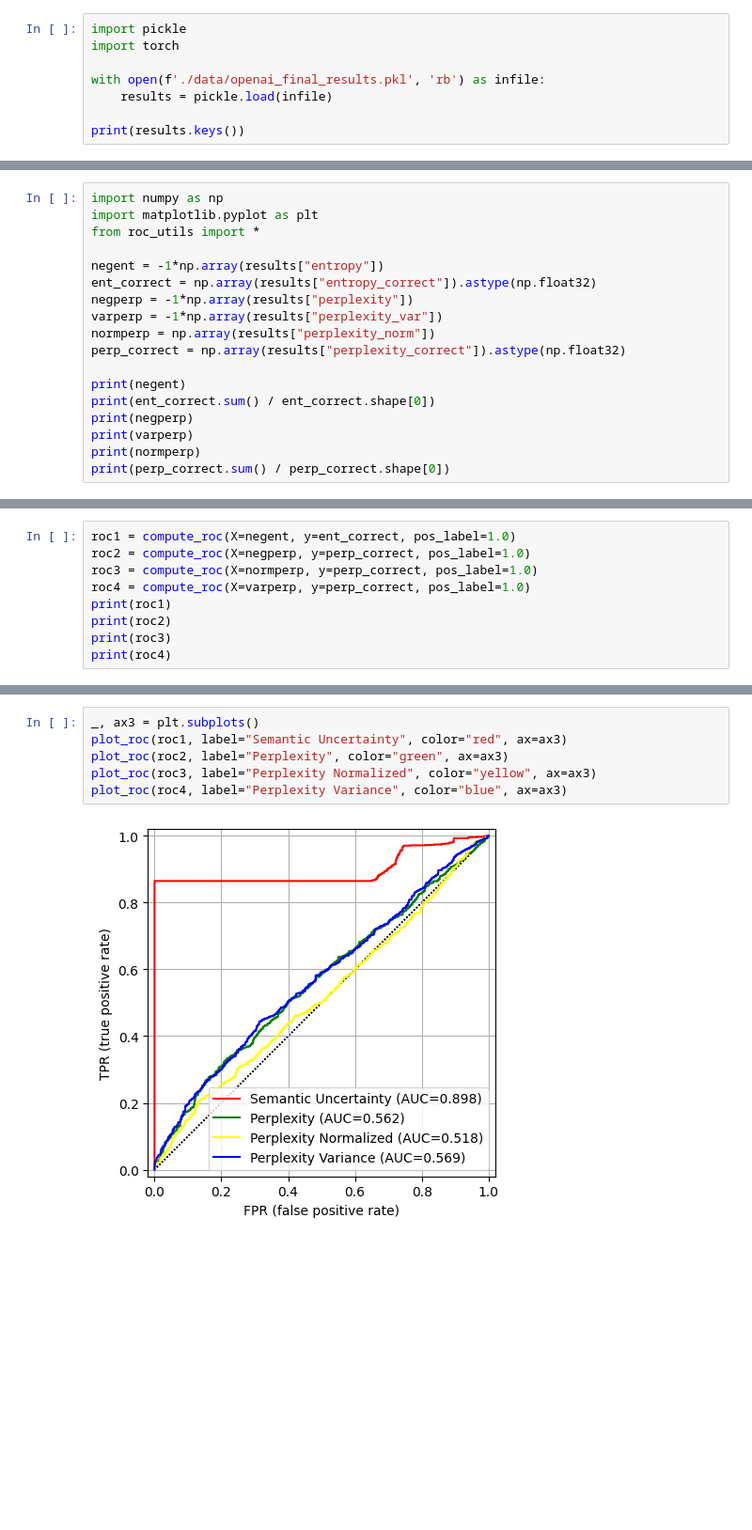
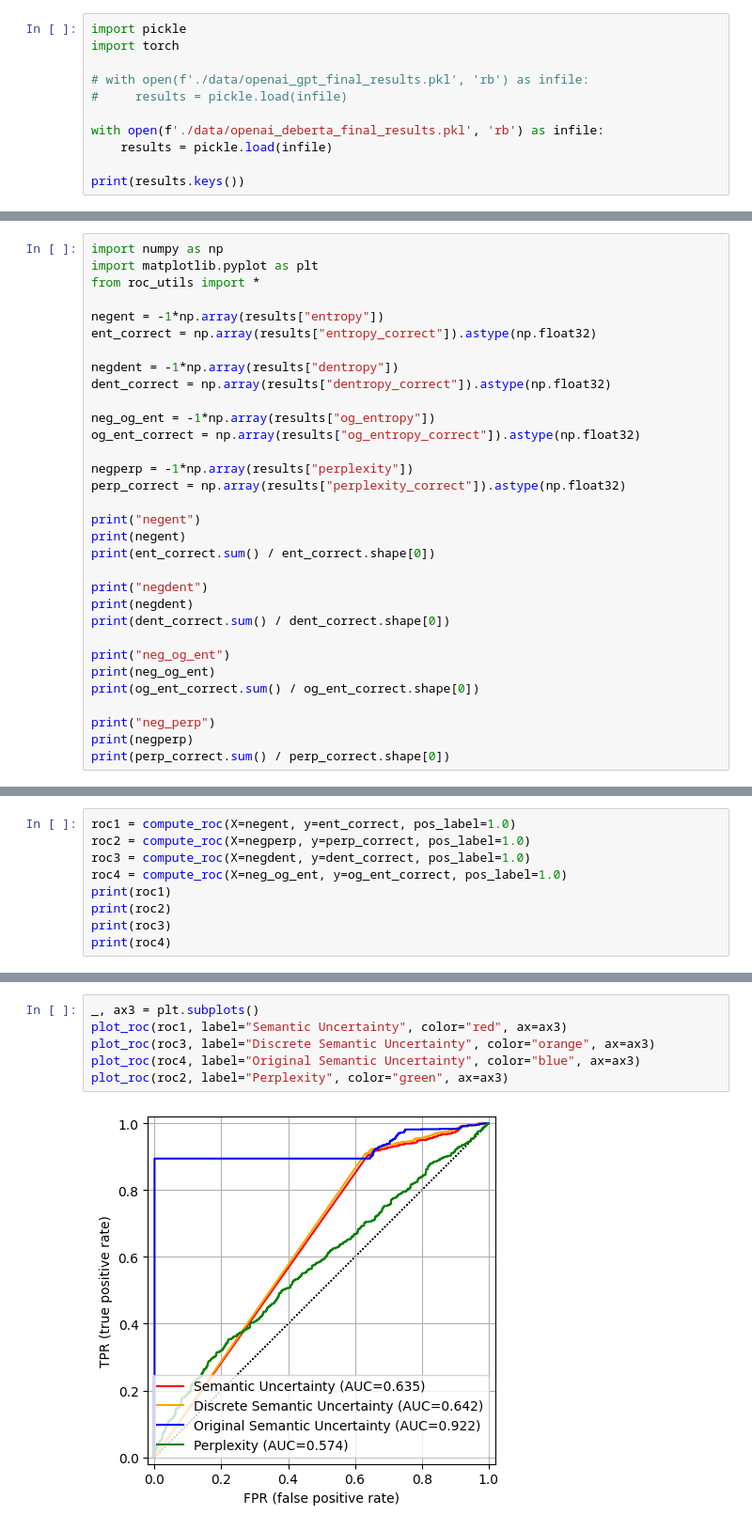
Before and after one commit to jahanpd/mrcog_llm_uncertainty, a Jupyter notebook: auroc.ipynb, the cells around one changed output, grey strips where cells are left out. Shown: that part at 94% size. Cells and saved outputs as stored; diff of their text form; blank space fills up the shorter version.

```diff
--- a/auroc.ipynb
+++ b/auroc.ipynb
@@ -2,7 +2,10 @@
 import pickle
 import torch
 
-with open(f'./data/openai_final_results.pkl', 'rb') as infile:
+# with open(f'./data/openai_gpt_final_results.pkl', 'rb') as infile:
+#     results = pickle.load(infile)
+
+with open(f'./data/openai_deberta_final_results.pkl', 'rb') as infile:
     results = pickle.load(infile)
 
 print(results.keys())
@@ -15,15 +42,29 @@ from roc_utils import *
 
 negent = -1*np.array(results["entropy"])
 ent_correct = np.array(results["entropy_correct"]).astype(np.float32)
+
+negdent = -1*np.array(results["dentropy"])
+dent_correct = np.array(results["dentropy_correct"]).astype(np.float32)
+
+neg_og_ent = -1*np.array(results["og_entropy"])
+og_ent_correct = np.array(results["og_entropy_correct"]).astype(np.float32)
+
 negperp = -1*np.array(results["perplexity"])
-varperp = -1*np.array(results["perplexity_var"])
-normperp = np.array(results["perplexity_norm"])
 perp_correct = np.array(results["perplexity_correct"]).astype(np.float32)
 
+print("negent")
 print(negent)
 print(ent_correct.sum() / ent_correct.shape[0])
+
+print("negdent")
+print(negdent)
+print(dent_correct.sum() / dent_correct.shape[0])
+
+print("neg_og_ent")
+print(neg_og_ent)
+print(og_ent_correct.sum() / og_ent_correct.shape[0])
+
+print("neg_perp")
 print(negperp)
-print(varperp)
-print(normperp)
 print(perp_correct.sum() / perp_correct.shape[0])
 # %% [output]
@@ -39,8 +86,8 @@ print(perp_correct.sum() / perp_correct.shape[0])
 # %%
 roc1 = compute_roc(X=negent, y=ent_correct, pos_label=1.0)
 roc2 = compute_roc(X=negperp, y=perp_correct, pos_label=1.0)
-roc3 = compute_roc(X=normperp, y=perp_correct, pos_label=1.0)
-roc4 = compute_roc(X=varperp, y=perp_correct, pos_label=1.0)
+roc3 = compute_roc(X=negdent, y=dent_correct, pos_label=1.0)
+roc4 = compute_roc(X=neg_og_ent, y=og_ent_correct, pos_label=1.0)
 print(roc1)
 print(roc2)
 print(roc3)
@@ -64,8 +113,8 @@ print(roc4)
 # %%
 _, ax3 = plt.subplots()
 plot_roc(roc1, label="Semantic Uncertainty", color="red", ax=ax3)
+plot_roc(roc3, label="Discrete Semantic Uncertainty", color="orange", ax=ax3)
+plot_roc(roc4, label="Original Semantic Uncertainty", color="blue", ax=ax3)
 plot_roc(roc2, label="Perplexity", color="green", ax=ax3)
-plot_roc(roc3, label="Perplexity Normalized", color="yellow", ax=ax3)
-plot_roc(roc4, label="Perplexity Variance", color="blue", ax=ax3)
 # %% [output]
-[figure, old version]
+[figure, new version]
```
Also changed, not shown: parts of 8 cells of this notebook, 7 other files.
